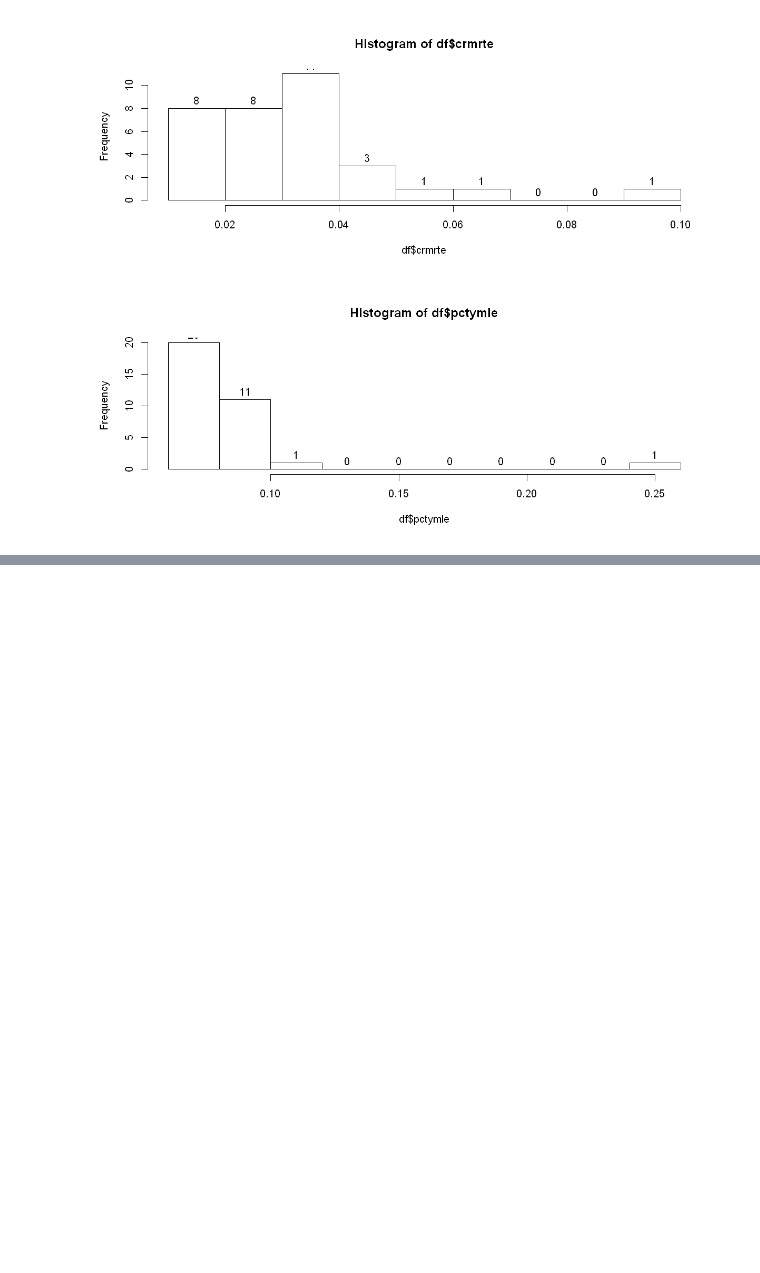
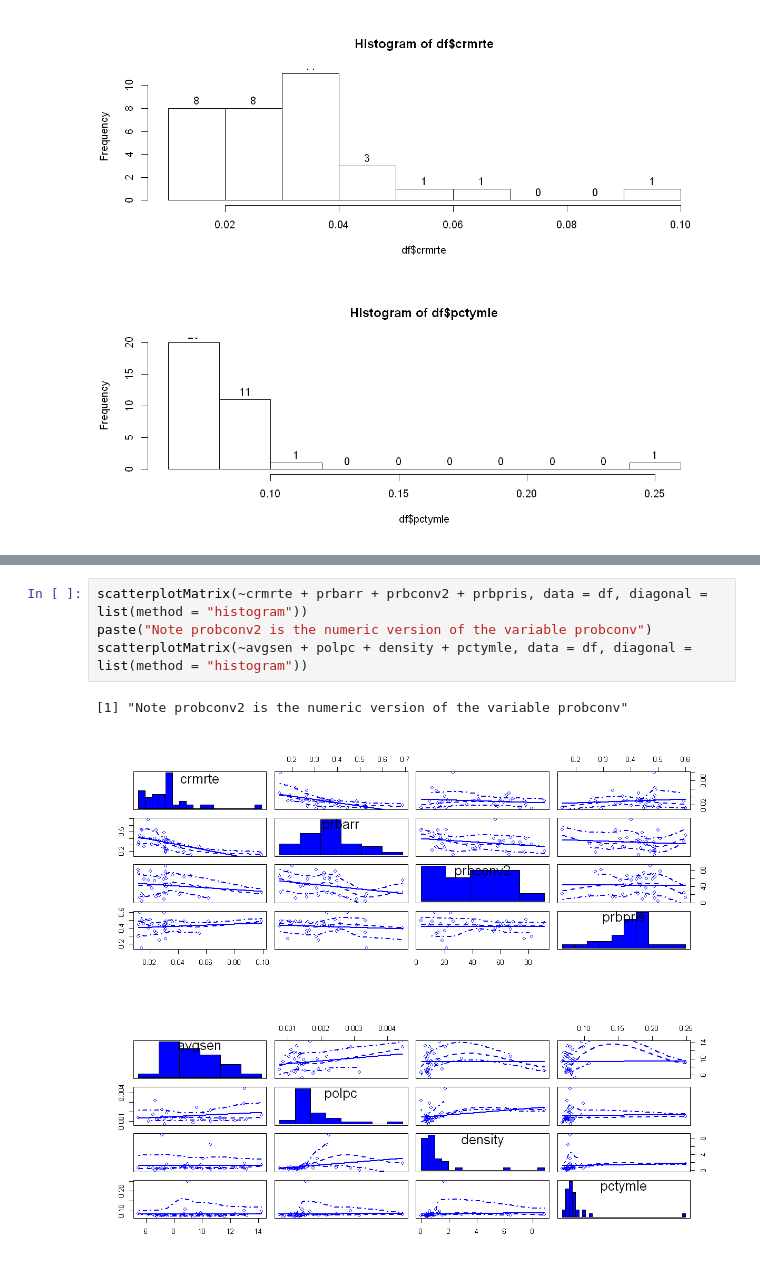
Before and after one commit to keithwerts1/w203_Lab_3, a Jupyter notebook: Lab_3_Hilton_Model_Building_Process_and_Model_#1.ipynb, the cells around one changed output, grey strips where cells are left out. Cells and saved outputs as stored; diff of their text form; blank space fills up the shorter version.

```diff
--- a/Lab_3_Hilton_Model_Building_Process_and_Model_#1.ipynb
+++ b/Lab_3_Hilton_Model_Building_Process_and_Model_#1.ipynb
@@ -280,2 +274,10 @@ scatterplotMatrix(~df$crmrte + df$prbarr + df$prbconv2 + df$prbpris)
+# %%
+scatterplotMatrix(~crmrte + prbarr + prbconv2 + prbpris, data = df, diagonal = list(method = "histogram"))
+paste("Note probconv2 is the numeric version of the variable probconv")
+scatterplotMatrix(~avgsen + polpc + density + pctymle, data = df, diagonal = list(method = "histogram"))
+# %% [output]
+[1] "Note probconv2 is the numeric version of the variable probconv"
+[figure, added]
+[figure, added]
 # %% [markdown]
 ## Initial Model Building Analysis
```
Also changed, not shown: parts of 12 cells of this notebook.
